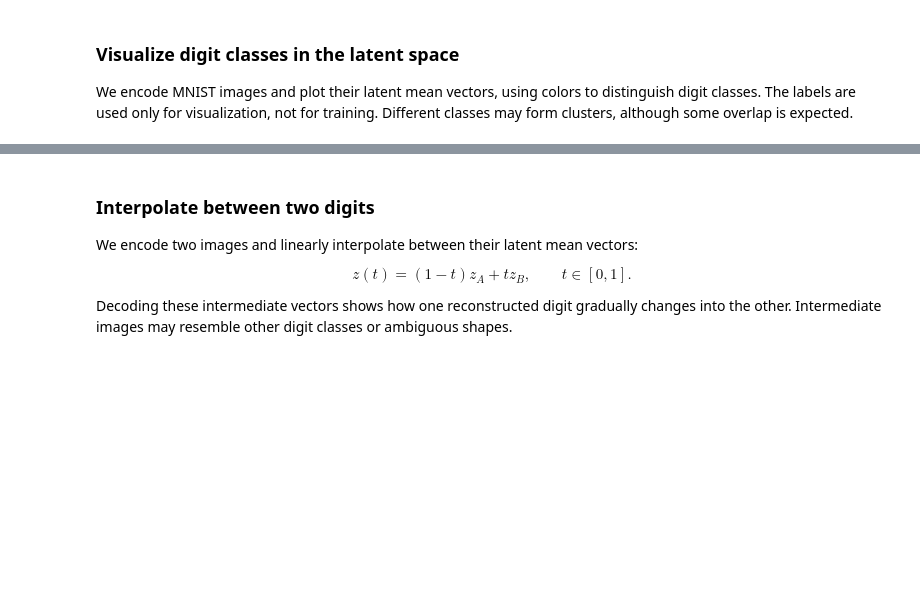
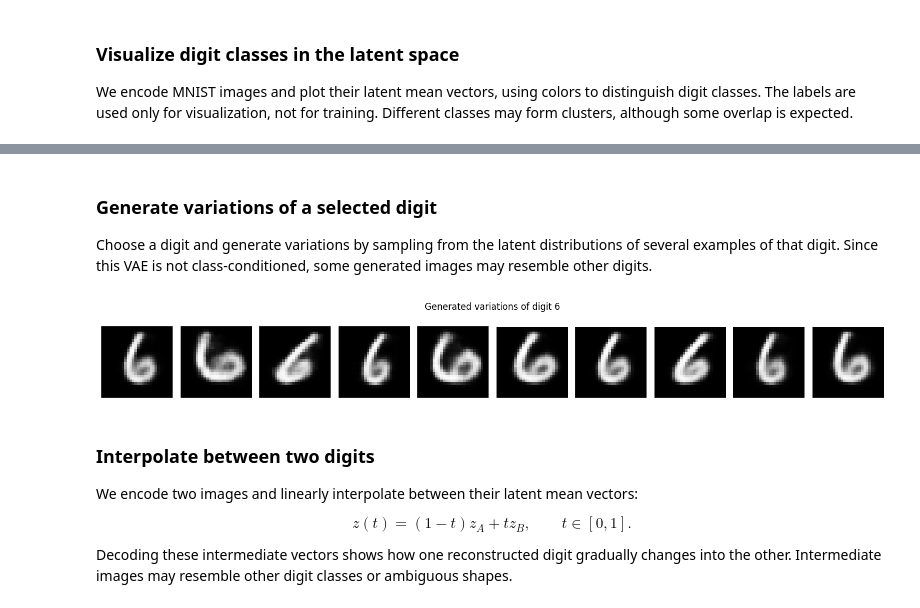
Before and after one commit to reitezuz/18NES2-2026, a Jupyter notebook: week08/variational_autoencoder.ipynb, the cells around one changed output, grey strips where cells are left out. Drawn from its saved outputs; the diff is of its cells as text; code cells hidden in the pictures; blank space fills up the shorter version.

```diff
--- a/week08/variational_autoencoder.ipynb
+++ b/week08/variational_autoencoder.ipynb
@@ -441,3 +439,40 @@ plot_latent_grid(
+# %% [markdown]
+### Generate variations of a selected digit
+
+Choose a digit and generate variations by sampling from the latent distributions of several examples of that digit. Since this VAE is not class-conditioned, some generated images may resemble other digits.
+# %%
+# Choose the digit and the number of generated images
+digit = 6
+n_images = 10
+
+# Select random examples of the chosen digit
+rng = np.random.default_rng()
+indices = rng.choice(
+    np.flatnonzero(y_train == digit),
+    size=n_images,
+    replace=False,
+)
+examples = x_train[indices]
+
+# Sample from their latent distributions and decode the samples
+z_mean, z_log_var = vae.encoder.predict(examples, verbose=0)
+z_samples = vae.sampler(z_mean, z_log_var)
+generated_images = vae.decoder.predict(z_samples, verbose=0)
+
+# Display the generated variations side by side
+fig, axes = plt.subplots(
+    1, n_images, figsize=(1.5 * n_images, 2), squeeze=False
+)
+
+for ax, image in zip(axes[0], generated_images):
+    ax.imshow(image[:, :, 0], cmap="Greys_r")
+    ax.axis("off")
+
+fig.suptitle(f"Generated variations of digit {digit}")
+plt.tight_layout()
+plt.show()
+# %% [output]
+[figure, added]
 # %% [markdown]
 ### Interpolate between two digits
 
```
Also changed, not shown: parts of 6 cells of this notebook.
